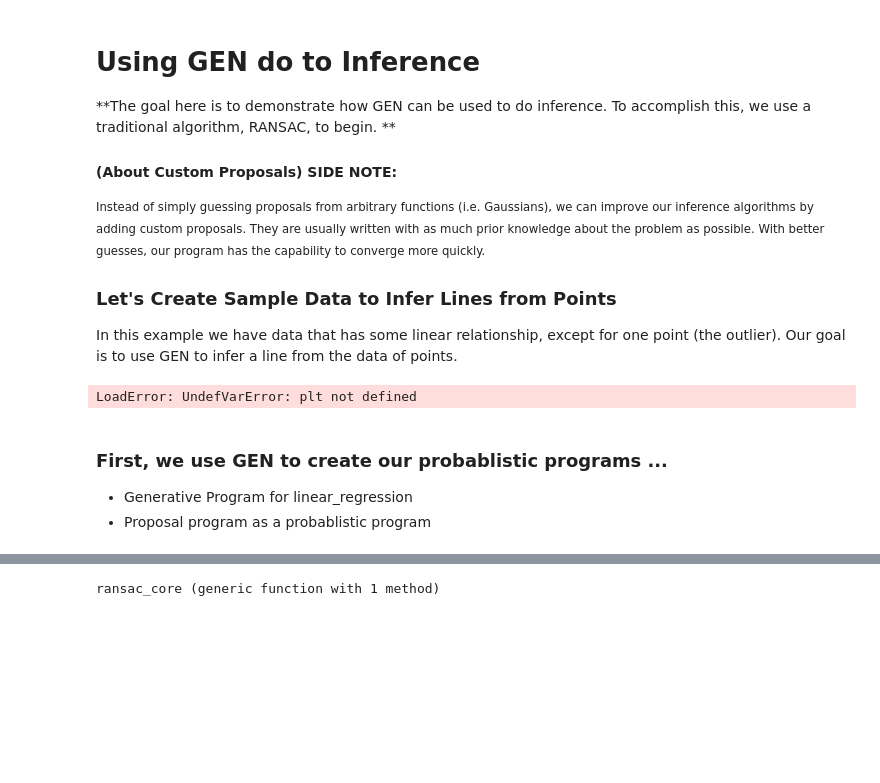
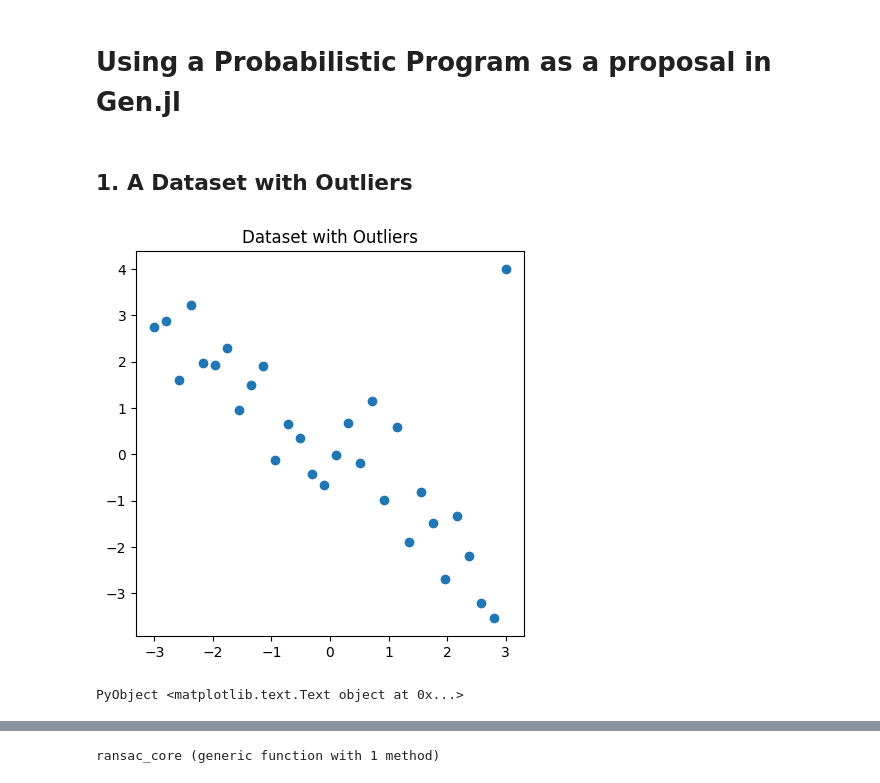
Before and after one commit to probcomp/GenExperimental.jl, a Jupyter notebook: examples/ransac/RANSAC_Notebook.ipynb, the cells around one changed output, grey strips where cells are left out. Saved outputs shown, nothing was run; the diff lists cells and outputs as text; code cells hidden in the pictures; blank space fills up the shorter version.

```diff
--- a/examples/ransac/RANSAC_Notebook.ipynb
+++ b/examples/ransac/RANSAC_Notebook.ipynb
@@ -1,34 +1,23 @@
-# %% [markdown]
-<h1> Using GEN do to Inference </h1>
-
-
-**The goal here is to demonstrate how GEN can be used to do inference. To accomplish this, we use a traditional algorithm, RANSAC, to begin. **
-
-
-<h4>(About Custom Proposals) SIDE NOTE:</h4> <small>
-Instead of simply guessing proposals from arbitrary functions (i.e. Gaussians), we can
-improve our inference algorithms by adding custom proposals. They are usually written
-with as much prior knowledge about the problem as possible. With better guesses,
-our program has the capability to converge more quickly. </small>
-
-
-### Let's Create Sample Data to Infer Lines from Points
-
-In this example we have data that has some linear relationship, except for one point (the outlier). Our goal is to use  GEN to infer a line from the data of points.
+# %% [markdown]
+# Using a Probabilistic Program as a proposal in Gen.jl
+# %% [markdown]
+## 1. A Dataset with Outliers
 # %%
+using Gen
+using Distributions
+using PyPlot
+using StatsBase
+
+
 # Create Sample Data
 srand(40)
 xs = collect(linspace(-3, 3, 30))
 ys = -xs + randn(length(xs)) * 0.7
 ys[end] = 4 # an outlier
 
 plt[:figure](figsize=(5, 5))
 plt[:scatter](xs, ys);
-plt[:title]("Sample Dataset")
+plt[:title]("Dataset with Outliers")
 # %% [output]
+[figure, added]
-LoadError: UndefVarError: plt not defined
+PyObject <matplotlib.text.Text object at 0x...>
-# %% [markdown]
-### First, we use GEN to create our probablistic programs ...
-
-* Generative Program for linear_regression
-* Proposal program as a probablistic program
```
Also changed, not shown: parts of 38 cells of this notebook.
